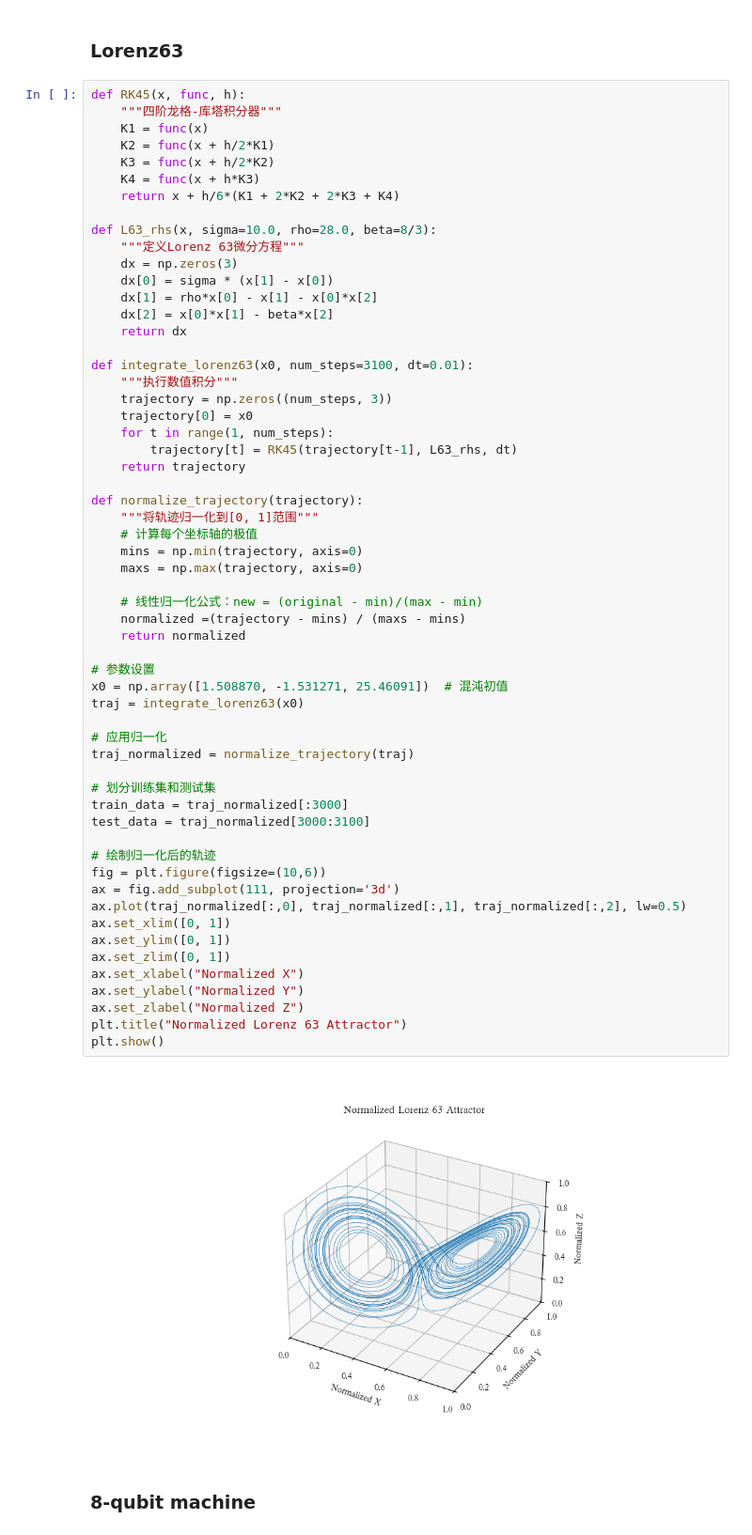
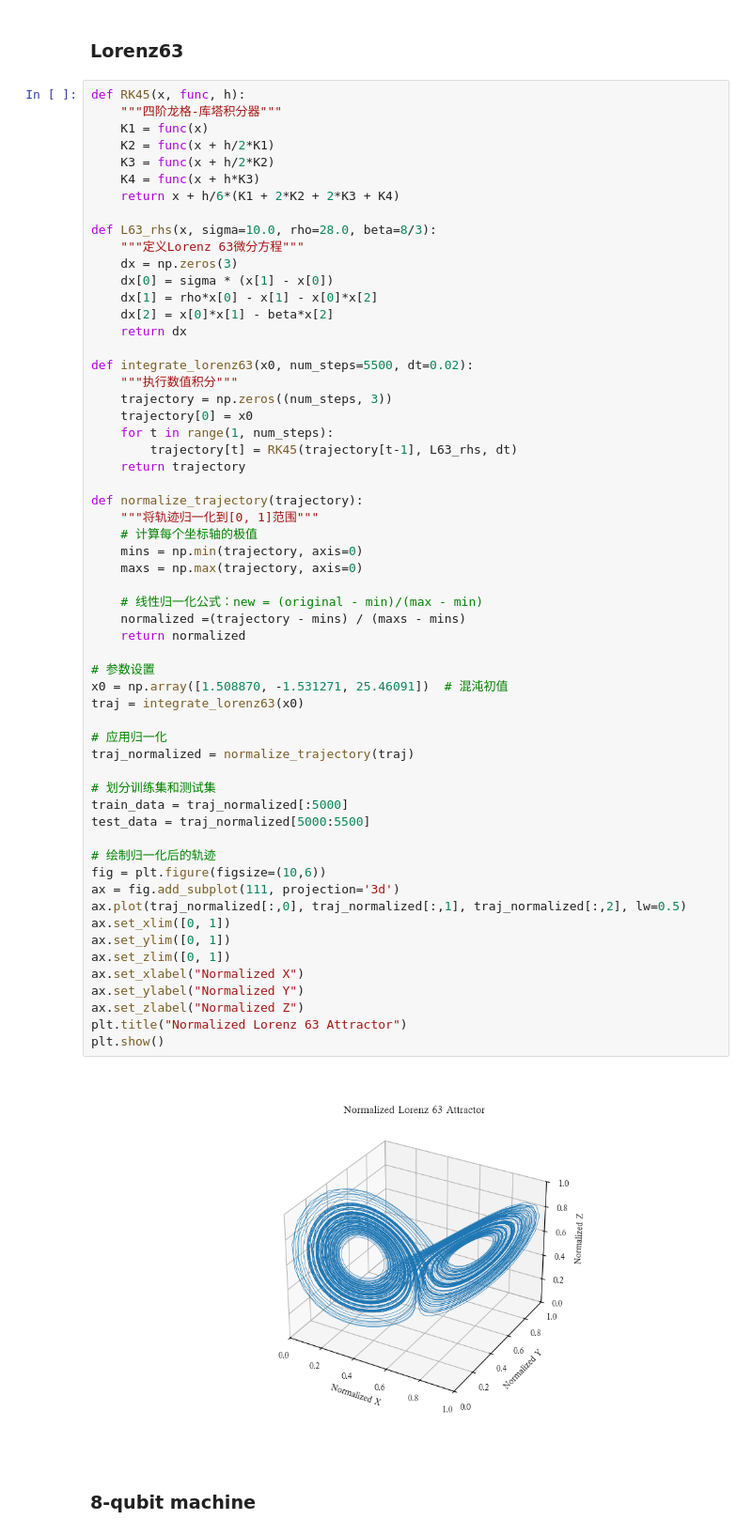
Before and after one commit to yyd6190/QRC_project1, a Jupyter notebook: 8q-v.ipynb, the cells around one changed output. Shown at 94% size. Saved outputs shown, nothing was run; the diff lists cells and outputs as text.

```diff
--- a/8q-v.ipynb
+++ b/8q-v.ipynb
@@ -31,7 +31,7 @@ def L63_rhs(x, sigma=10.0, rho=28.0, beta=8/3):
     dx[2] = x[0]*x[1] - beta*x[2]
     return dx
 
-def integrate_lorenz63(x0, num_steps=3100, dt=0.01):
+def integrate_lorenz63(x0, num_steps=5500, dt=0.02):
     """执行数值积分"""
     trajectory = np.zeros((num_steps, 3))
     trajectory[0] = x0
@@ -44,36 +44,36 @@ def normalize_trajectory(trajectory):
     # 计算每个坐标轴的极值
     mins = np.min(trajectory, axis=0)
     maxs = np.max(trajectory, axis=0)
 
     # 线性归一化公式：new = (original - min)/(max - min)
     normalized =(trajectory - mins) / (maxs - mins)
     return normalized
 
 # 参数设置
 x0 = np.array([1.508870, -1.531271, 25.46091])  # 混沌初值
 traj = integrate_lorenz63(x0)
 
 # 应用归一化
 traj_normalized = normalize_trajectory(traj)
 
 # 划分训练集和测试集
-train_data = traj_normalized[:3000]
-test_data = traj_normalized[3000:3100]
+train_data = traj_normalized[:5000]
+test_data = traj_normalized[5000:5500]
 
 # 绘制归一化后的轨迹
 fig = plt.figure(figsize=(10,6))
 ax = fig.add_subplot(111, projection='3d')
 ax.plot(traj_normalized[:,0], traj_normalized[:,1], traj_normalized[:,2], lw=0.5)
 ax.set_xlim([0, 1])
 ax.set_ylim([0, 1])
 ax.set_zlim([0, 1])
 ax.set_xlabel("Normalized X")
 ax.set_ylabel("Normalized Y")
 ax.set_zlabel("Normalized Z")
 plt.title("Normalized Lorenz 63 Attractor")
 plt.show()
 # %% [output]
-[figure, old version]
+[figure, new version]
 # %% [markdown]
 ### 8-qubit machine
 # %%
```
Also changed, not shown: parts of 1 cell of this notebook, 5 other files.
